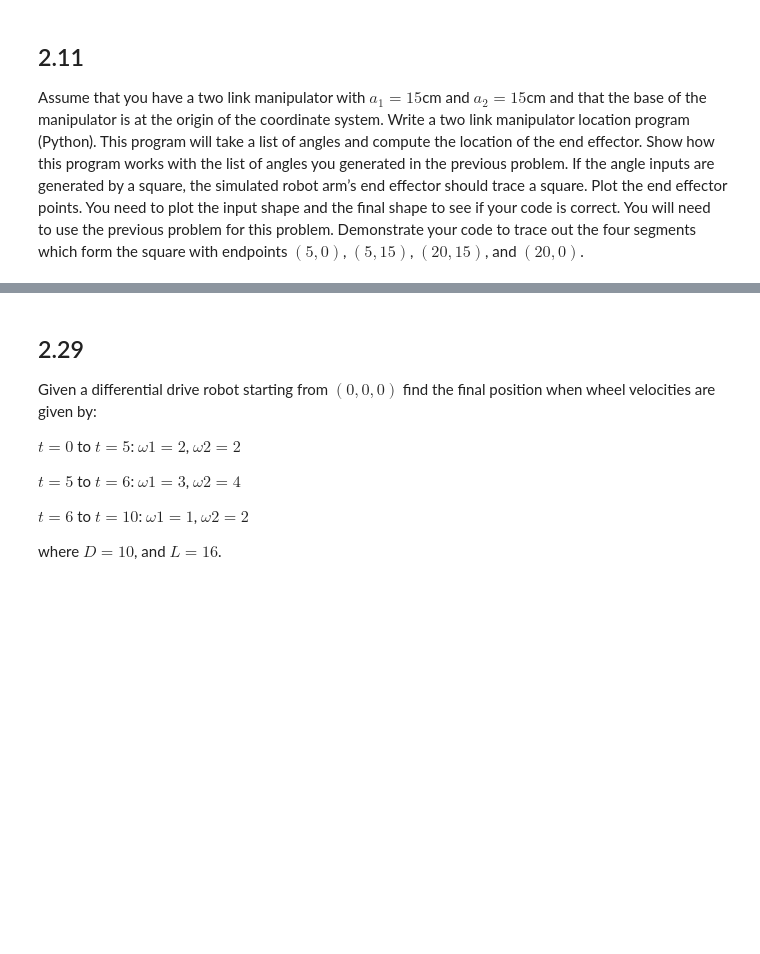
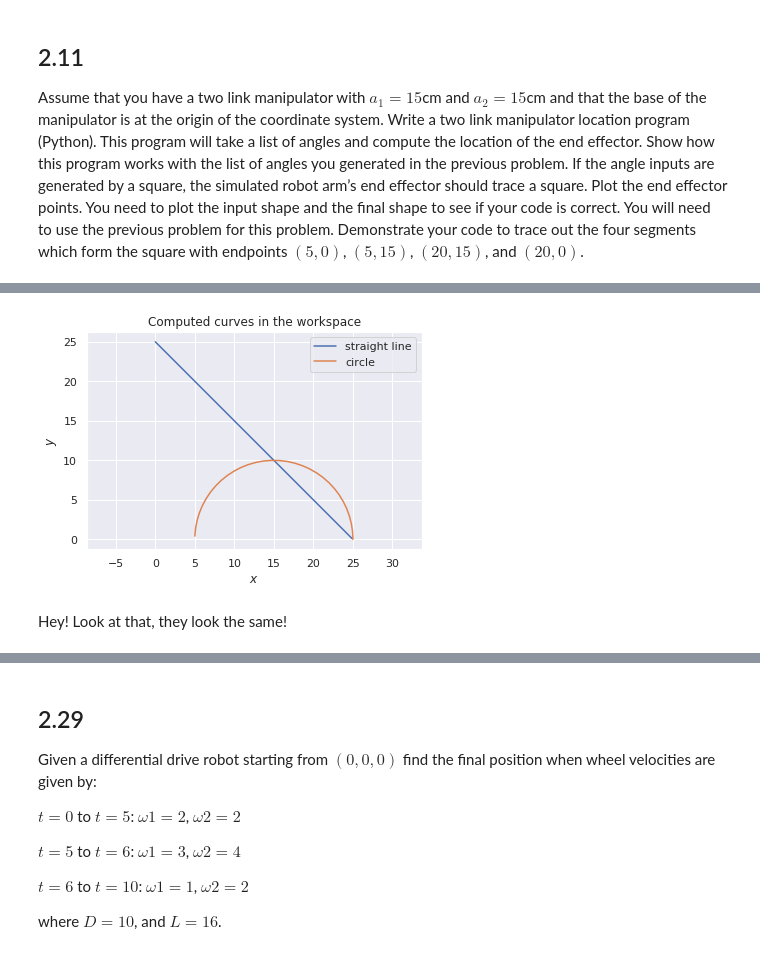
Before and after one commit to Notgnoshi/robotics, a Jupyter notebook: homework/hw1/hw1.ipynb, the cells around one changed output, grey strips where cells are left out. Drawn from its saved outputs; the diff is of its cells as text; code cells hidden in the pictures; blank space fills up the shorter version.

```diff
--- a/homework/hw1/hw1.ipynb
+++ b/homework/hw1/hw1.ipynb
@@ -44,0 +196,31 @@ Assume that you have a two link manipulator with $a_1=15$cm and $a_2=15$cm and t
+# %%
+x1 = np.arange(start=0, stop=25, step=0.1)
+y1 = 25 - x1
+q1, w1 = inverse(x1, y1)
+
+t = np.arange(start=0, stop=np.pi, step=0.1)
+x2 = 10 * np.cos(t) + 15
+y2 = 10 * np.sin(t)
+
+q2, w2 = inverse(x2, y2)
+# %%
+xx1, yy1 = forward(q1, w1)
+assert np.allclose(x1, xx1)
+assert np.allclose(y1, yy1)
+plt.plot(xx1, yy1, label='straight line')
+
+xx2, yy2 = forward(q2, w2)
+assert np.allclose(x2, xx2)
+assert np.allclose(y2, yy2)
+plt.plot(xx2, yy2, label='circle')
+
+plt.title('Computed curves in the workspace')
+plt.legend()
+plt.xlabel('$x$')
+plt.ylabel('$y$')
+plt.axis('equal')
+plt.show()
+# %% [output]
+[figure, added]
+# %% [markdown]
+Hey! Look at that, they look the same!
```
Also changed, not shown: parts of 18 cells of this notebook, 3 other files.
